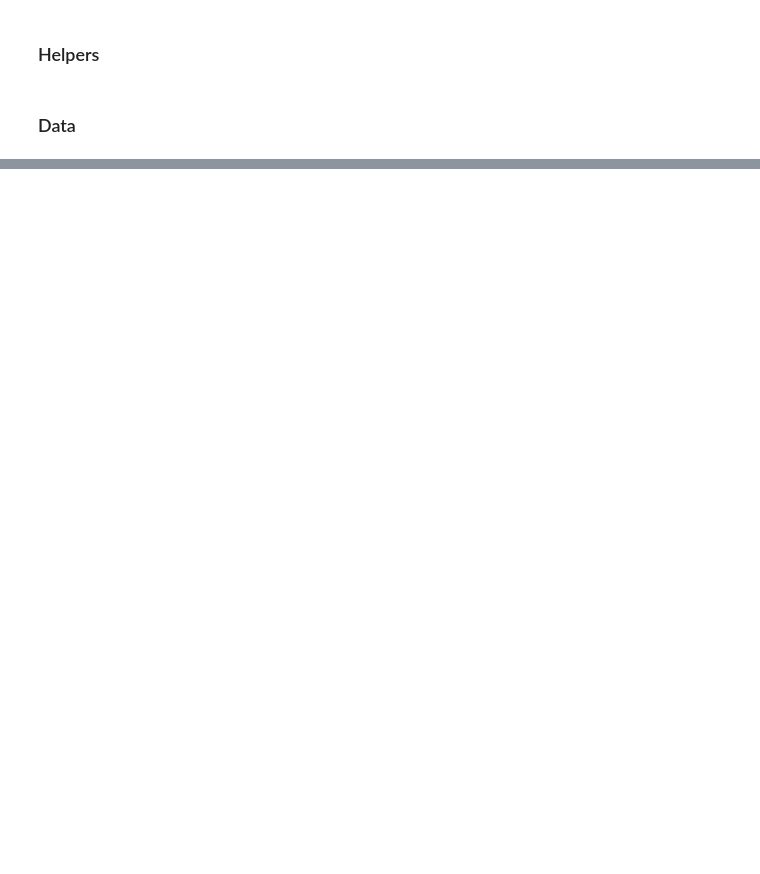
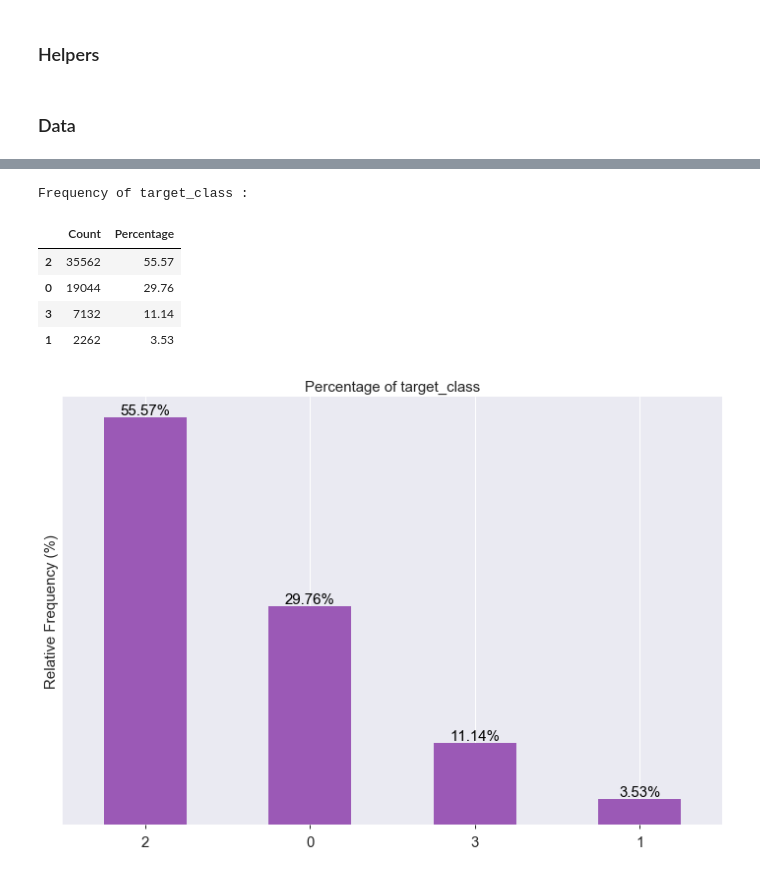
Before and after one commit to davidtnly/MachineLearning, a Jupyter notebook: 30-uplift-modelling.ipynb, the cells around one changed output, grey strips where cells are left out. Cells and saved outputs as stored; diff of their text form; code cells hidden in the pictures; blank space fills up the shorter version.

```diff
--- a/30-uplift-modelling.ipynb
+++ b/30-uplift-modelling.ipynb
@@ -178,0 +373,22 @@ def feature_importance(model):
+# %%
+# CN: Control non-responders
+data['target_class'] = 0
+
+# CR: Control responders
+data.loc[(data.campaign_group=='control') & (data.conversion==1)] = 1
+
+# TN: Treatment non-responders
+data.loc[(data.campaign_group=='treatment') & (data.conversion==0)] = 2
+
+# TR: Treatment responders
+data.loc[(data.campaign_group=='treatment') & (data.conversion==1)] = 3
+# %%
+freq_table(data.target_class)
+# %% [output]
+Frequency of target_class :
+|  | Count | Percentage |
+| 2 | 35562 | 55.57 |
+| 0 | 19044 | 29.76 |
+| 3 | 7132 | 11.14 |
+| 1 | 2262 | 3.53 |
+[figure, added]
```
Also changed, not shown: parts of 48 cells of this notebook, 1 other file.
